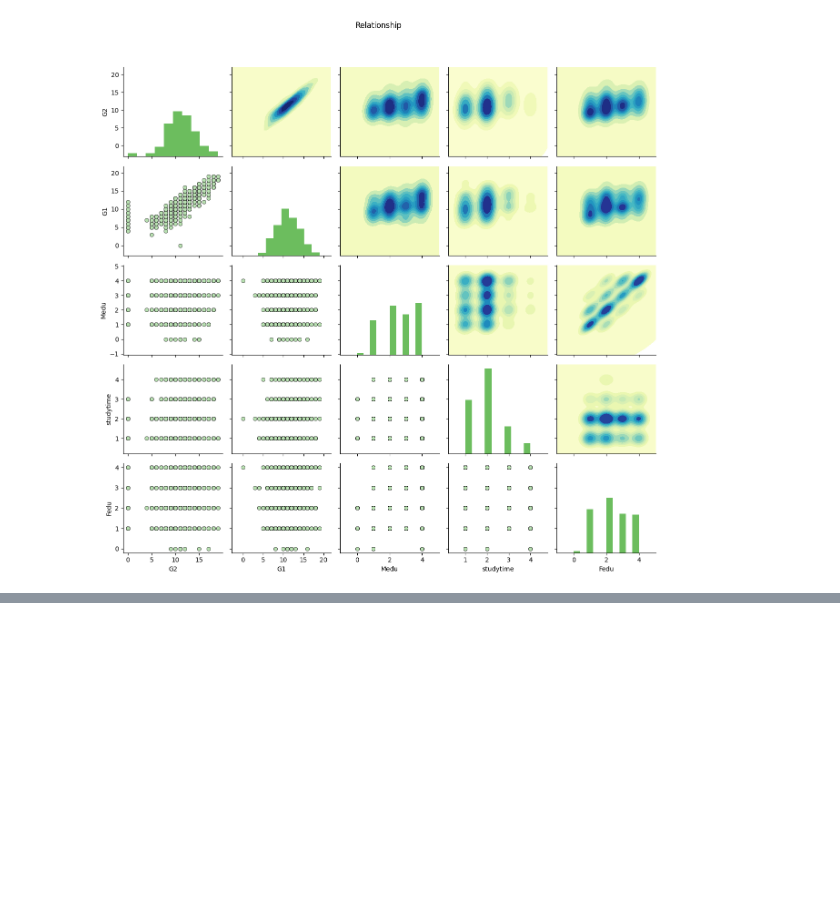
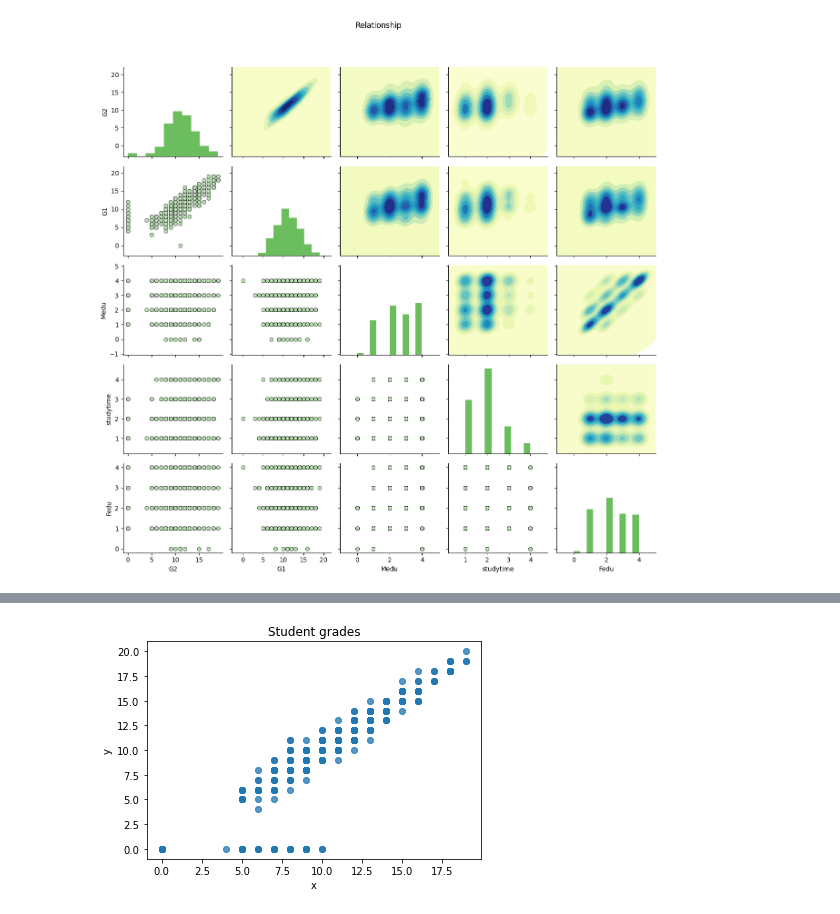
Before and after one commit to ArifAygun/Supervised-Learning-Essential-Training, a Jupyter notebook: AA_Supervised_Learning_Ess_Training.ipynb, the cells around one changed output, grey strips where cells are left out. Saved outputs shown, nothing was run; the diff lists cells and outputs as text; code cells hidden in the pictures; blank space fills up the shorter version.

```diff
--- a/AA_Supervised_Learning_Ess_Training.ipynb
+++ b/AA_Supervised_Learning_Ess_Training.ipynb
@@ -192,0 +234,5 @@ plt.subplots_adjust(top=0.9);
+# %%
+# Load student data
+student1 = pd.read_csv("../../Data/student-mat.csv", sep = ';', header = 0)
+student2 = pd.read_csv("../../Data/student-mat.csv", sep = ';', header = 0)
+students = pd.concat([student1,student2])
@@ -192,0 +263,5 @@ plt.subplots_adjust(top=0.9);
+# %%
+# Create dummy variables for Family Size
+
+df = pd.get_dummies(students, columns=['Pstatus','famsize','Mjob', 'Fjob', 'reason', 'guardian', 'famsup', 'paid', 'activities', 'schoolsup', 'nursery','higher','internet', 'romantic'])
+df.head()
@@ -192,0 +298,13 @@ plt.subplots_adjust(top=0.9);
+# %%
+# Check Linearity - Section 2 Grades
+X1 = df['G2']
+y = df['G3']
+
+# Plot
+plt.scatter(X1,y, alpha=0.5)
+plt.title('Student grades')
+plt.xlabel('x')
+plt.ylabel('y')
+plt.show()
+# %% [output]
+[figure, added]
```
Also changed, not shown: parts of 20 cells of this notebook.
